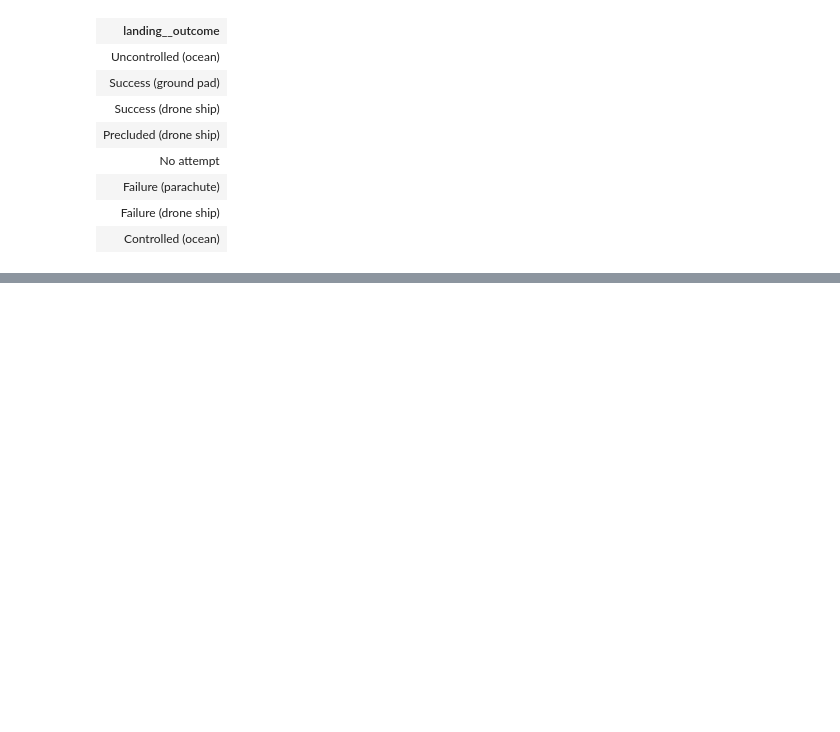
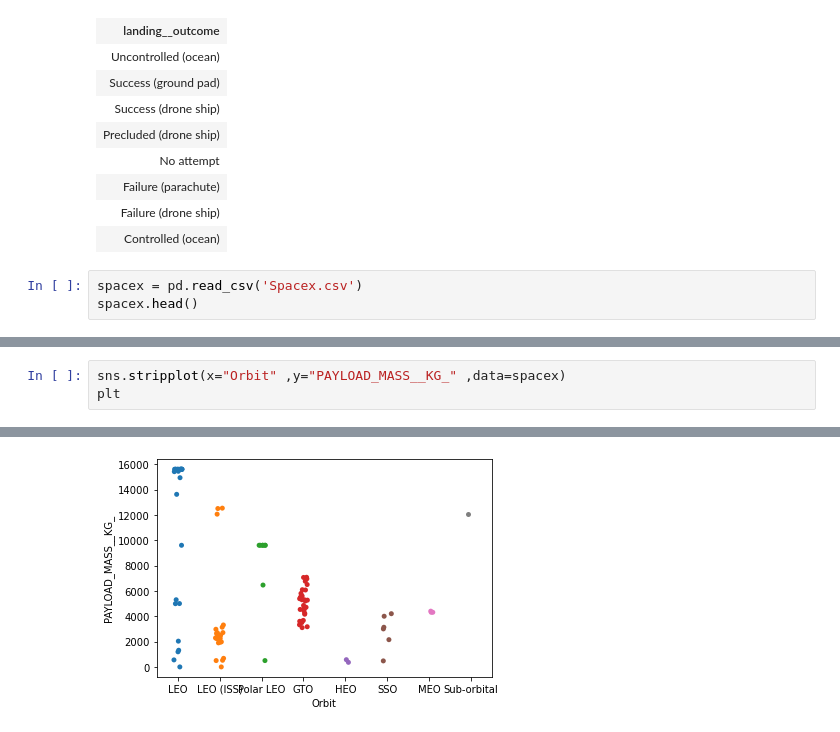
Before and after one commit to benjaminjvdm/portfolio, a Jupyter notebook: EDA with SQL/(SQL)SPACEX EDA/EDA with SQL.ipynb, the cells around one changed output, grey strips where cells are left out. Drawn from its saved outputs; the diff is of its cells as text; blank space fills up the shorter version.

```diff
--- a/EDA with SQL/(SQL)SPACEX EDA/EDA with SQL.ipynb
+++ b/EDA with SQL/(SQL)SPACEX EDA/EDA with SQL.ipynb
@@ -222,3 +225,6 @@ Done.
 | Failure (parachute) |
 | Failure (drone ship) |
 | Controlled (ocean) |
+# %%
+spacex = pd.read_csv('Spacex.csv')
+spacex.head()
@@ -224,0 +238,4 @@ Done.
+# %%
+sns.stripplot(x="Orbit" ,y="PAYLOAD_MASS__KG_" ,data=spacex)
+plt
+# %% [output]
@@ -224,0 +243 @@ Done.
+[figure, added]
```
Also changed, not shown: parts of 5 cells of this notebook.
